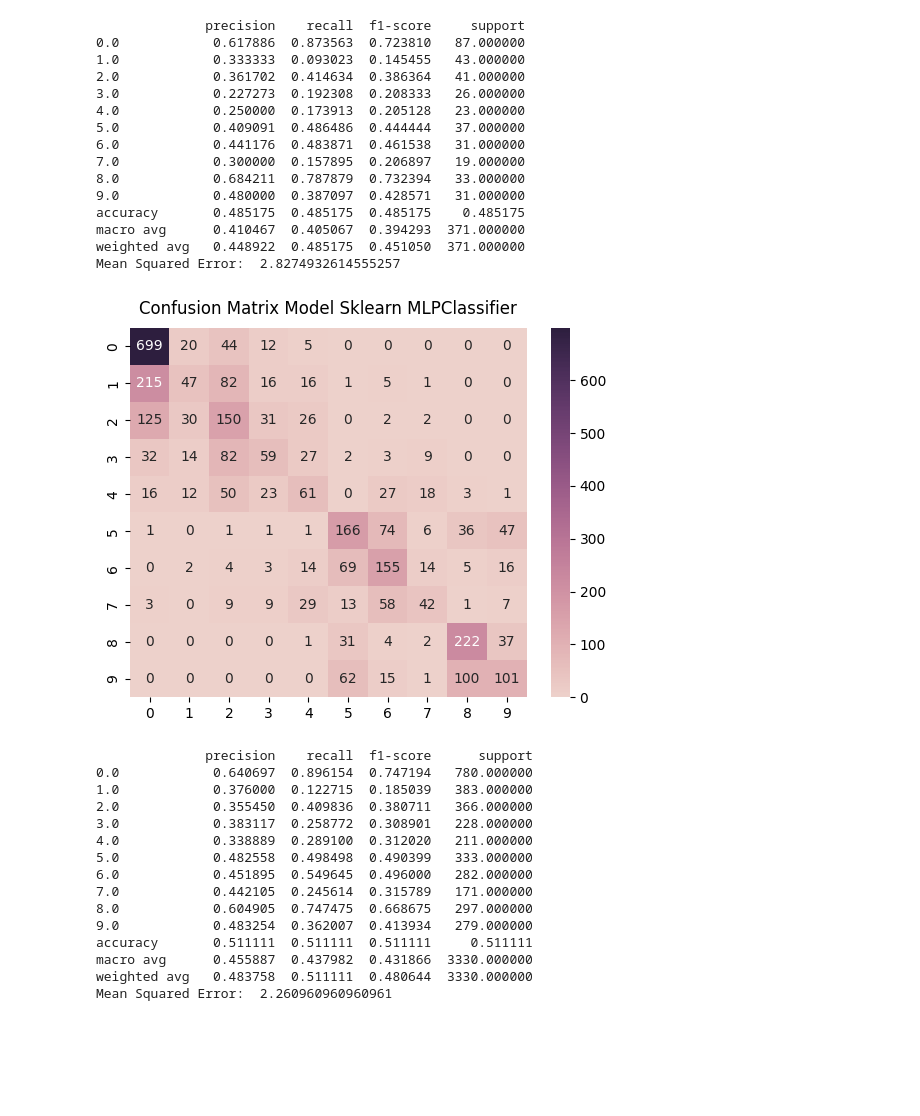
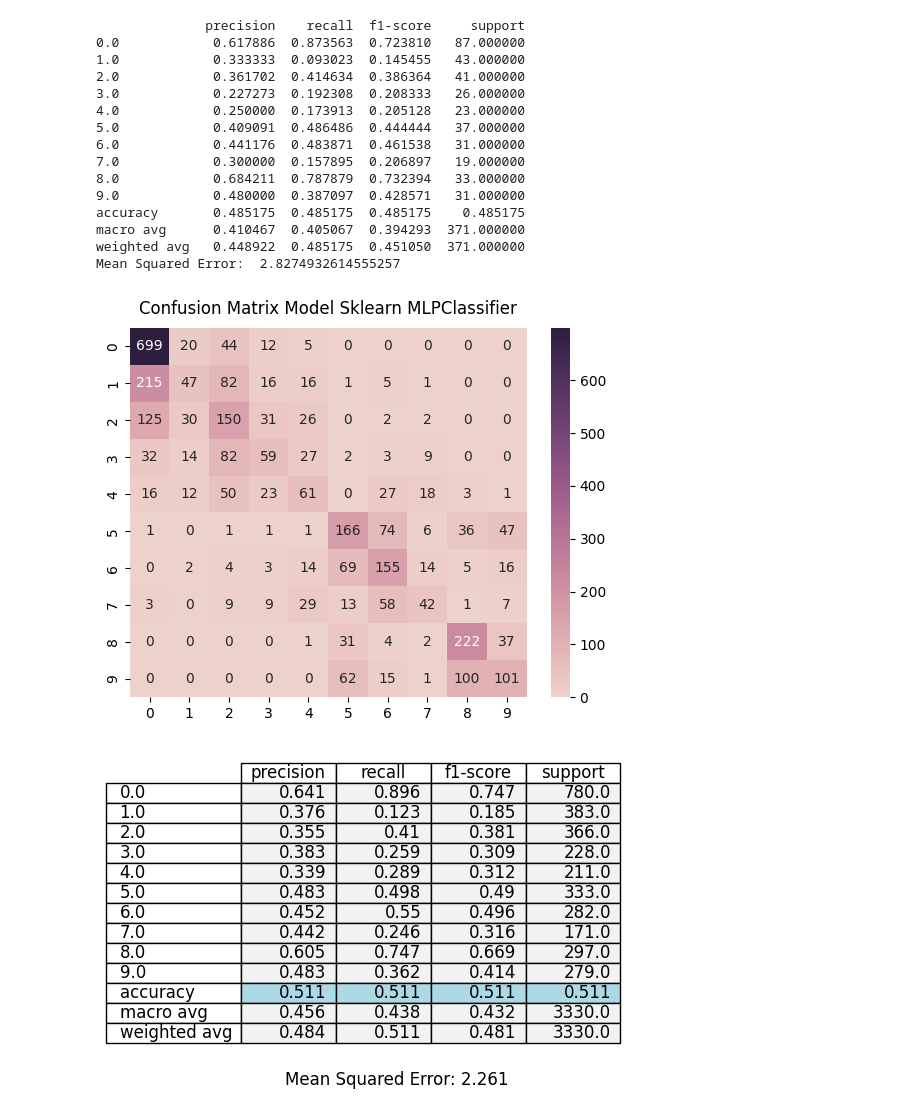
Before and after one commit to WawanWidiantara/Multi-Layer-Perceptron, a Jupyter notebook: MLP-sklearn.ipynb, the cells around one changed output. Cells and saved outputs as stored; diff of their text form; code cells hidden in the pictures; blank space fills up the shorter version.

```diff
--- a/MLP-sklearn.ipynb
+++ b/MLP-sklearn.ipynb
@@ -309,28 +333,36 @@ predict = mlp.predict(x_train)
 
 confusion_matrix_result = confusion_matrix(y_train, predict)
 plot_cm(confusion_matrix_result, 'Model Sklearn MLPClassifier')
-
-model_report = classification_report(y_train, predict, output_dict=True)
-print(pd.DataFrame(model_report).transpose())
-
-print("Mean Squared Error: ", mean_squared_error(y_train, predict))
 # %% [output]
 [figure]
-              precision    recall  f1-score      support
-0.0            0.640697  0.896154  0.747194   780.000000
-1.0            0.376000  0.122715  0.185039   383.000000
-2.0            0.355450  0.409836  0.380711   366.000000
-3.0            0.383117  0.258772  0.308901   228.000000
-4.0            0.338889  0.289100  0.312020   211.000000
-5.0            0.482558  0.498498  0.490399   333.000000
-6.0            0.451895  0.549645  0.496000   282.000000
-7.0            0.442105  0.245614  0.315789   171.000000
-8.0            0.604905  0.747475  0.668675   297.000000
-9.0            0.483254  0.362007  0.413934   279.000000
-accuracy       0.511111  0.511111  0.511111     0.511111
-macro avg      0.455887  0.437982  0.431866  3330.000000
-weighted avg   0.483758  0.511111  0.480644  3330.000000
-Mean Squared Error:  2.260960960960961
+# %%
+model_report = classification_report(y_train, predict, output_dict=True)
+report = pd.DataFrame(model_report).transpose()
+report = report.round(3)
+
+fig, ax = plt.subplots(figsize=(6, 4))
+ax.xaxis.set_visible(False)
+ax.yaxis.set_visible(False)
+ax.set_frame_on(False)
+
+red_color = '#ADD8E6'  # Red color code
+cell_colors = [['#f2f2f2']*len(report.columns)]*len(report)
+cell_colors[10] = [red_color]*len(report.columns)
+
+tabla = table(ax, report, loc='upper right', colWidths=[0.17]*len(report.columns), cellColours=cell_colors)
+tabla.auto_set_font_size(False)
+tabla.set_fontsize(12)
+tabla.scale(1.2, 1.2)
+
+# Add mean squared error value to the image
+mse_value = mean_squared_error(y_train, predict)
+mse_text = f'Mean Squared Error: {mse_value:.3f}'
+plt.text(0.5, -0.05, mse_text, ha='center', va='center', transform=ax.transAxes, fontsize=12)
+
+plt.savefig('report.jpg', transparent=False, dpi=150)
+plt.show()
+# %% [output]
+[figure, added]
 # %%
 config = [0.1, 0.3, 0.5]
 
```
Also changed, not shown: parts of 3 cells of this notebook, 7 other files.
